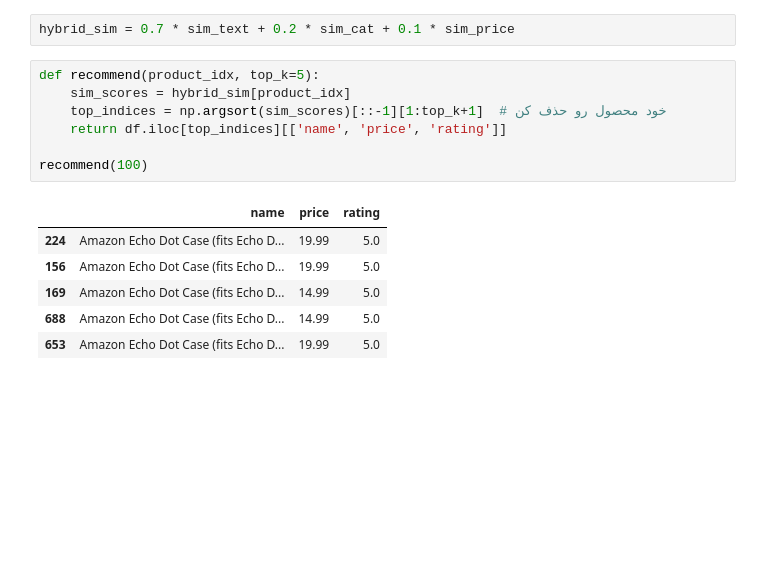
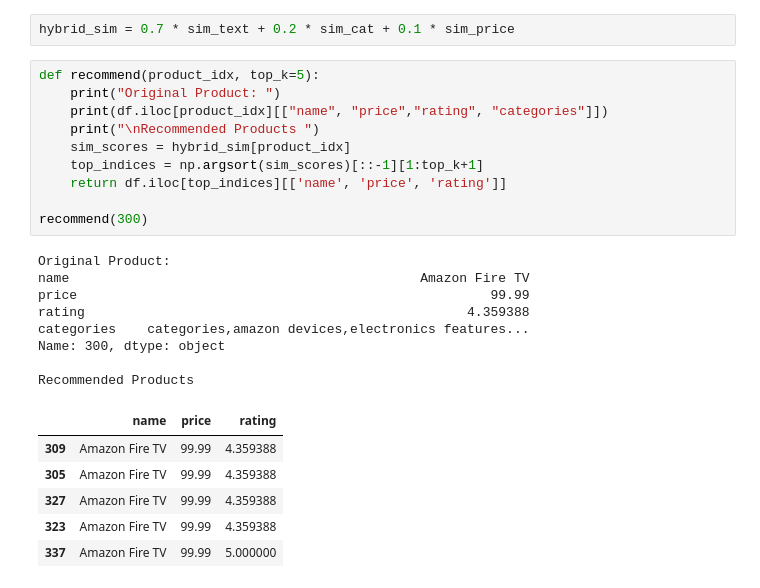
Before and after one commit to Fatemenamdar20/Amazon_recommendation, a Jupyter notebook: amazon.ipy.ipynb, the cells around one changed output. Drawn from its saved outputs; the diff is of its cells as text; blank space fills up the shorter version.

```diff
--- a/amazon.ipy.ipynb
+++ b/amazon.ipy.ipynb
@@ -365,15 +365,26 @@ sim_price = cosine_similarity(price_scaled)
 hybrid_sim = 0.7 * sim_text + 0.2 * sim_cat + 0.1 * sim_price
 # %%
 def recommend(product_idx, top_k=5):
+    print("Original Product: ")
+    print(df.iloc[product_idx][["name", "price","rating", "categories"]])
+    print("\nRecommended Products ")
     sim_scores = hybrid_sim[product_idx]
-    top_indices = np.argsort(sim_scores)[::-1][1:top_k+1]  # خود محصول رو حذف کن
+    top_indices = np.argsort(sim_scores)[::-1][1:top_k+1]
     return df.iloc[top_indices][['name', 'price', 'rating']]
 
-recommend(100)
+recommend(300)
 # %% [output]
+Original Product:
+name                                             Amazon Fire TV
+price                                                     99.99
+rating                                                 4.359388
+categories    categories,amazon devices,electronics features...
+Name: 300, dtype: object
+
+Recommended Products
 |  | name | price | rating |
-| 224 | Amazon Echo Dot Case (fits Echo D... | 19.99 | 5.0 |
-| 156 | Amazon Echo Dot Case (fits Echo D... | 19.99 | 5.0 |
-| 169 | Amazon Echo Dot Case (fits Echo D... | 14.99 | 5.0 |
-| 688 | Amazon Echo Dot Case (fits Echo D... | 14.99 | 5.0 |
-| 653 | Amazon Echo Dot Case (fits Echo D... | 19.99 | 5.0 |
+| 309 | Amazon Fire TV | 99.99 | 4.359388 |
+| 305 | Amazon Fire TV | 99.99 | 4.359388 |
+| 327 | Amazon Fire TV | 99.99 | 4.359388 |
+| 323 | Amazon Fire TV | 99.99 | 4.359388 |
+| 337 | Amazon Fire TV | 99.99 | 5.000000 |
```
